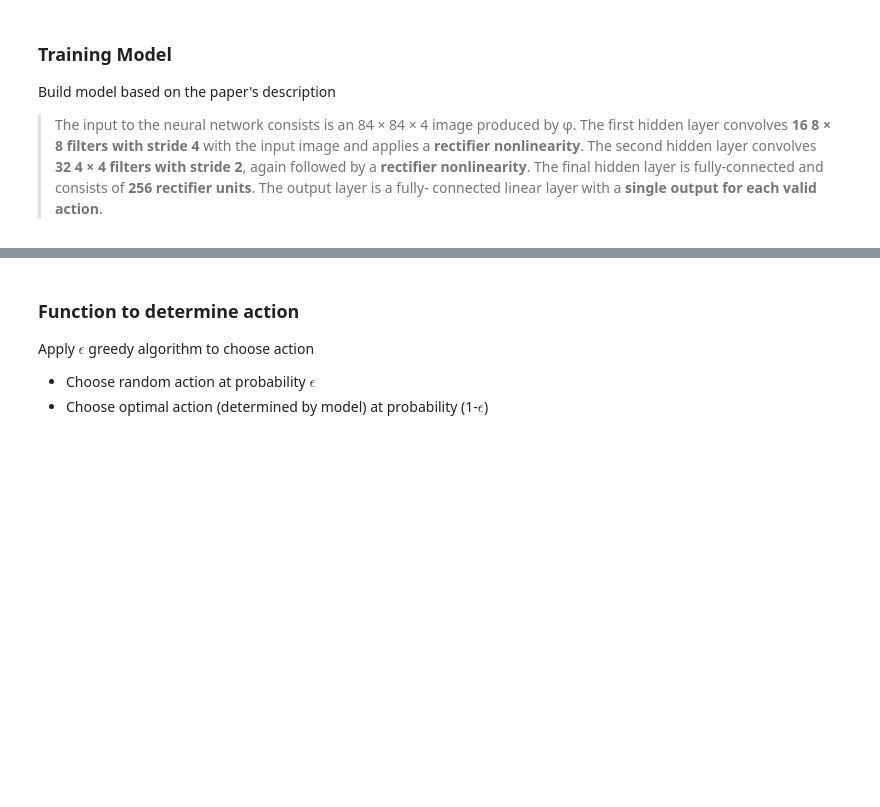
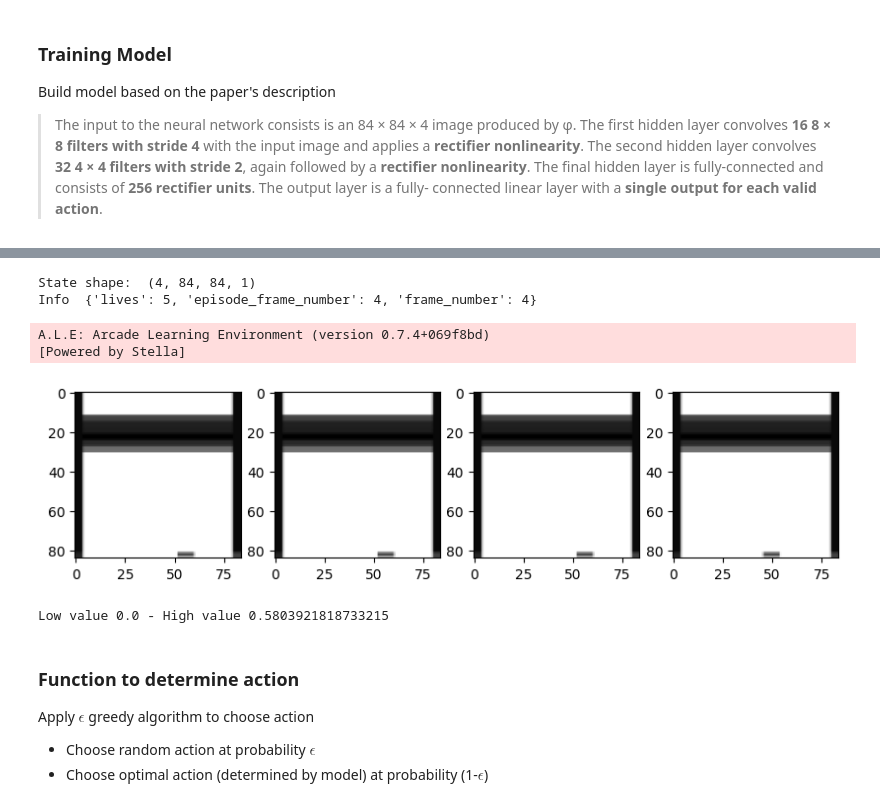
Before and after one commit to quingzz/DQN_paper, a Jupyter notebook: dqn.ipynb, the cells around one changed output, grey strips where cells are left out. Saved outputs shown, nothing was run; the diff lists cells and outputs as text; code cells hidden in the pictures; blank space fills up the shorter version.

```diff
--- a/dqn.ipynb
+++ b/dqn.ipynb
@@ -171,3 +96,41 @@ Low value 0.0 - High value 0.5803921818733215
+# %%
+from gym.wrappers import GrayScaleObservation, ResizeObservation, FrameStack, TransformObservation
+from utilities.custom_wrappers import ClipReward, AtariCropping, RescaleRange
+
+def generate_env(env_name):
+    env = gym.make(env_name)
+    env = ClipReward(env, -1, 1)
+    env = AtariCropping(env)
+    # gray scale frame
+    env = GrayScaleObservation(env, keep_dim=False)
+    env = RescaleRange(env)
+    # resize frame to 84×84 image
+    env = ResizeObservation(env, (84, 84))
+    # stack 4 frames (equivalent to what phi does in paper)
+    env = FrameStack(env, num_stack=4)
+
+    return env
+
+env = generate_env("BreakoutDeterministic-v4")
+env.reset()
+observation, reward, done, info = env.step(env.action_space.sample())
+print("State shape: ", np.asarray(observation).shape)
+print("Info ", info)
+
+# visualize frames in each step
+_, axs = plt.subplots(1, 4, figsize=(10,10))
+for i, image in enumerate(observation):
+    axs[i].imshow(image)
+plt.show()
+
+print(f"Low value {np.min(np.asarray(observation))} - High value {np.max(np.asarray(observation))}")
+# %% [output]
+State shape:  (4, 84, 84, 1)
+Info  {'lives': 5, 'episode_frame_number': 4, 'frame_number': 4}
+A.L.E: Arcade Learning Environment (version 0.7.4+069f8bd)
+[Powered by Stella]
+[figure, added]
+Low value 0.0 - High value 0.5803921818733215
 # %% [markdown]
 ### Function to determine action
 Apply $\epsilon$ greedy algorithm to choose action
```
Also changed, not shown: parts of 8 cells of this notebook, 3 other files.
